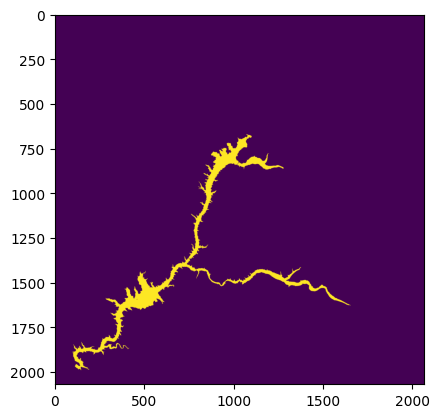
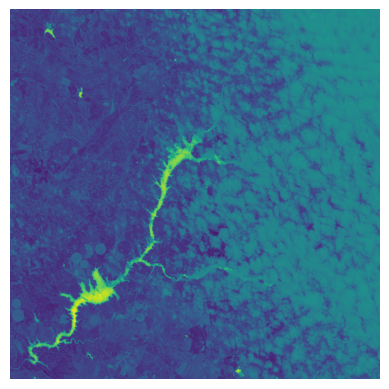
The change to this notebook cell's code, shown as a diff; its figure went from the first image to the second:
--- before
+++ after
@@ -1,40 +1,32 @@
 import matplotlib.pyplot as plt
+import numpy as np
 import os
+import sys
+sys.path.insert(1, '../')
+from estimate_elevation import estimate_elevation_from_image
 
-imgfilename = os.path.join('data/Final Attempt/sentinelhub/NDWI Maranhão/', 'ndwi_' + file + '.png')
-img = plt.imread(imgfilename)
+filename = '20241109T113023Z_cc17.2pct_bands.tif'
+filename = '20241119T113028Z_cc10.7pct_bands.tif'
 
-plt.imshow(result['seg_mask'])
+data_folder = '../data/sentinelhub/Bandas/Maranhão/'
+DEM = np.load('../generated_data/DEM/Maranhão/DEM.npy')
+imgfilename = os.path.join(data_folder, filename)
+# seg_mask, cloud_pct, result = segment_image(imgfilename, use_DEM=True, albufeira='Maranhão')
+result = estimate_elevation_from_image(imgfilename, DEM, return_details=True)
+
+print('Predicted elevation: ', result['elevation'])
+
+fig, ax = plt.subplots()
+ax.imshow(result['ndwi'])
+ax.axis('off')
 plt.show()
 
 fig, ax = plt.subplots()
-
-# Show image
-ax.imshow(img)
+ax.imshow(result["seg_mask"])
 ax.axis('off')
 plt.show()
 
-# # Draw contour from mask
-# ax.contour(
-#     result['seg_mask'],
-#     levels=[0.5],      # boundary between 0 and 1
-#     colors='red',
-#     linewidths=1
-# )
-
-# # Draw contour from DEM
-# DEM_mask = DEM<=result['elevation']
-# ax.contour(
-#     DEM_mask,
-#     levels=[0.5],      # boundary between 0 and 1
-#     colors='red',
-#     linewidths=1
-# )
-
 fig, ax = plt.subplots()
-
-# Show image
-ax.imshow(DEM <= result['elevation']+.1)
-
+ax.imshow(DEM <= result['elevation'])
 ax.axis('off')
 plt.show()

Commit: refactor: migrate water quality processing to .npy storage and implement automated DEM and video generation utilities